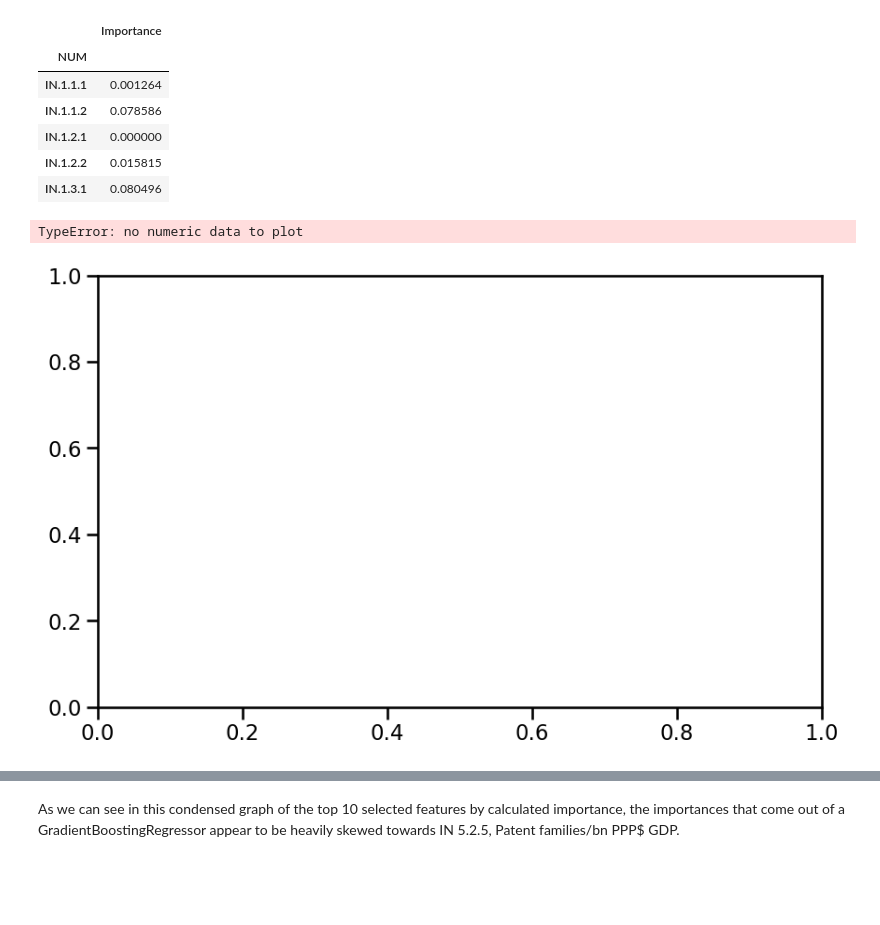
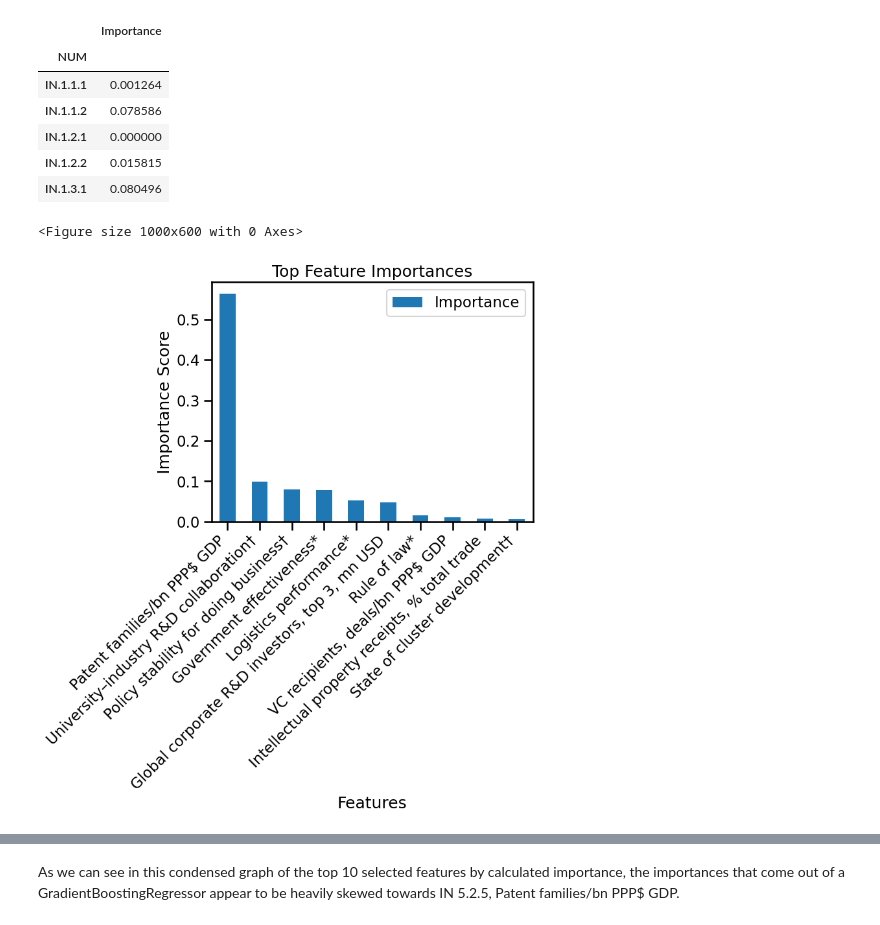
Before and after one commit to StefanHamm/DOPP_WS24, a Jupyter notebook: notebooks/Consolidated.ipynb, the cells around one changed output, grey strips where cells are left out. Saved outputs shown, nothing was run; the diff lists cells and outputs as text; code cells hidden in the pictures; blank space fills up the shorter version.

```diff
--- a/notebooks/Consolidated.ipynb
+++ b/notebooks/Consolidated.ipynb
@@ -473,16 +474,16 @@ importances_df.head()
 # %%
 
 N = 10
 top_features = importances_df.sort_values('Importance', ascending=False).head(N)
 top_features = top_features.join(gii_index_structure_2024)
 
 plt.figure(figsize=(10, 6))
-ax = top_features.plot(kind='bar' )
+ax = top_features.plot(kind='bar' , x="NAME")
 plt.title('Top Feature Importances')
 plt.xlabel('Features')
 plt.ylabel('Importance Score')
 plt.xticks(rotation=45, ha='right')
 plt.tight_layout()
 # %% [output]
-TypeError: no numeric data to plot
+<Figure size 1000x600 with 0 Axes>
-[figure, old version]
+[figure, new version]
```
Also changed, not shown: parts of 2 cells of this notebook.
